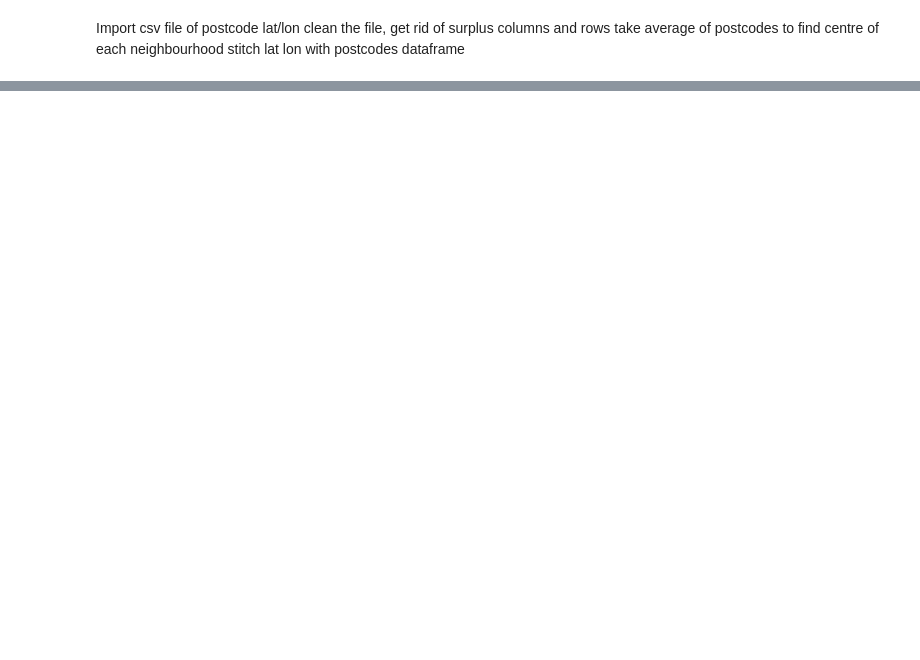
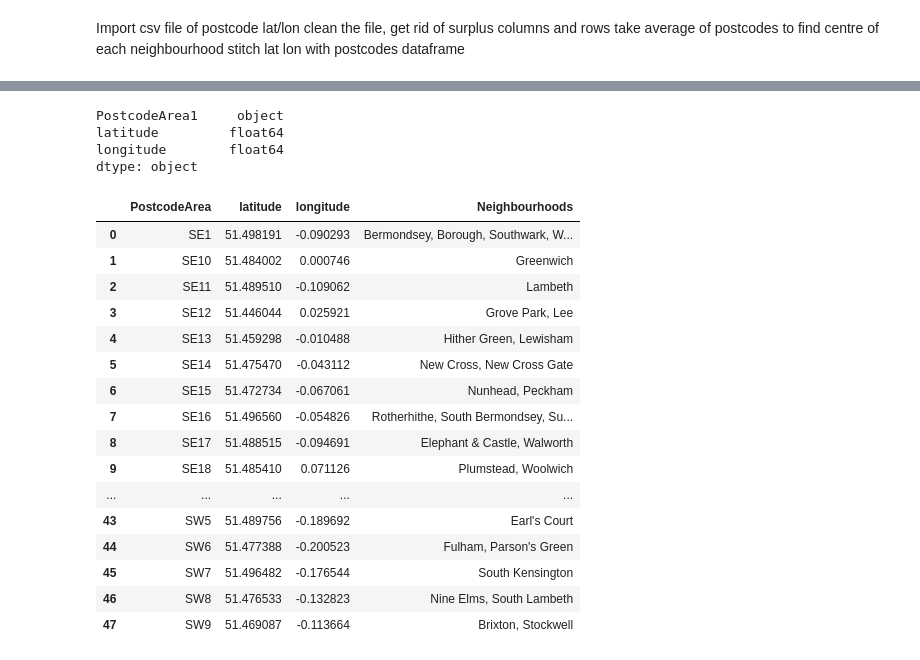
Before and after one commit to NickyRichards123/Coursera_Capstone, a Jupyter notebook: Coursera Capstone Project.ipynb, the cells around one changed output, grey strips where cells are left out. Saved outputs shown, nothing was run; the diff lists cells and outputs as text; code cells hidden in the pictures; blank space fills up the shorter version.

```diff
--- a/Coursera Capstone Project.ipynb
+++ b/Coursera Capstone Project.ipynb
@@ -65,0 +119,5 @@ stitch lat lon with postcodes dataframe
+# %%
+dflatlon=dflatlon.drop('pcd', axis=1)
+# %%
+dflatlon=dflatlon.rename(columns={"reg" : "PostcodeArea","lat":"latitude", "long":"longitude"})
+dflatlon.head()
@@ -65,0 +138,2 @@ stitch lat lon with postcodes dataframe
+# %%
+dfgroup=dflatlon.groupby("PostcodeArea",as_index=False).mean()
@@ -65,0 +160,29 @@ stitch lat lon with postcodes dataframe
+# %%
+dfgroup.dtypes
+# %% [output]
+PostcodeArea1     object
+latitude         float64
+longitude        float64
+dtype: object
+# %%
+Londondata=pd.merge(dfgroup, dfpostcodes, how='inner', left_on='PostcodeArea', right_on='PostcodeArea',left_index=True)
+# %%
+Londondata
+# %% [output]
+|  | PostcodeArea | latitude | longitude | Neighbourhoods |
+| 0 | SE1 | 51.498191 | -0.090293 | Bermondsey, Borough, Southwark, W... |
+| 1 | SE10 | 51.484002 | 0.000746 | Greenwich |
+| 2 | SE11 | 51.489510 | -0.109062 | Lambeth |
+| 3 | SE12 | 51.446044 | 0.025921 | Grove Park, Lee |
+| 4 | SE13 | 51.459298 | -0.010488 | Hither Green, Lewisham |
+| 5 | SE14 | 51.475470 | -0.043112 | New Cross, New Cross Gate |
+| 6 | SE15 | 51.472734 | -0.067061 | Nunhead, Peckham |
+| 7 | SE16 | 51.496560 | -0.054826 | Rotherhithe, South Bermondsey, Su... |
+| 8 | SE17 | 51.488515 | -0.094691 | Elephant & Castle, Walworth |
+| 9 | SE18 | 51.485410 | 0.071126 | Plumstead, Woolwich |
+| ... | ... | ... | ... | ... |
+| 43 | SW5 | 51.489756 | -0.189692 | Earl's Court |
+| 44 | SW6 | 51.477388 | -0.200523 | Fulham, Parson's Green |
+| 45 | SW7 | 51.496482 | -0.176544 | South Kensington |
+| 46 | SW8 | 51.476533 | -0.132823 | Nine Elms, South Lambeth |
+| 47 | SW9 | 51.469087 | -0.113664 | Brixton, Stockwell |
```
Also changed, not shown: parts of 33 cells of this notebook.
